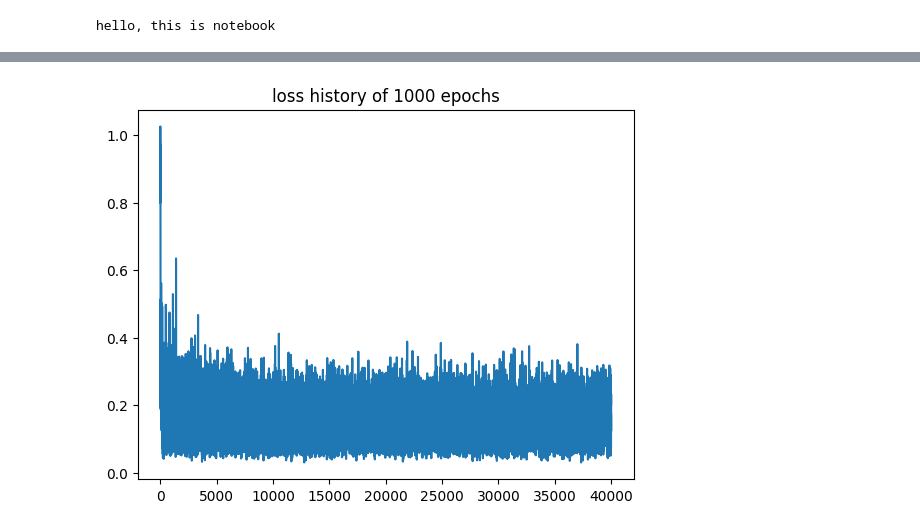
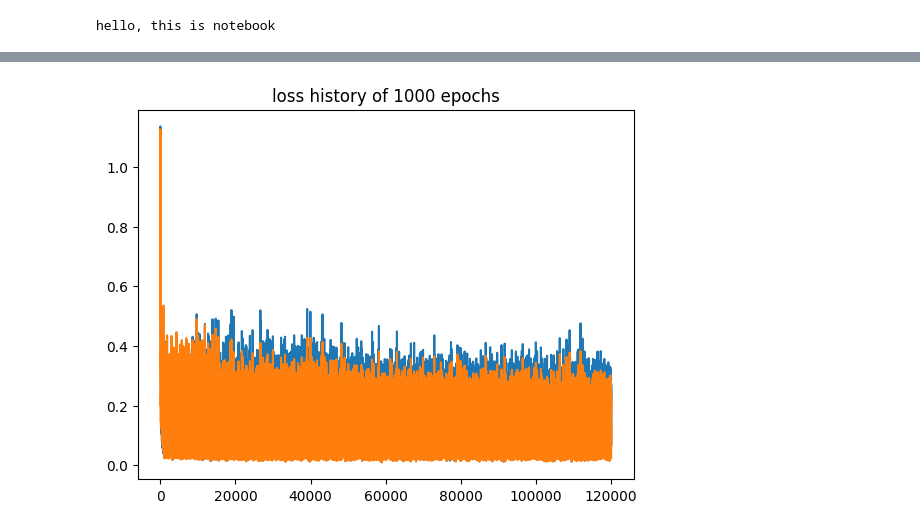
Before and after one commit to acaist/aigc_multimodal_project, a Jupyter notebook: diffusion_flow_notesbook.ipynb, the cells around one changed output, grey strips where cells are left out. Cells and saved outputs as stored; diff of their text form; code cells hidden in the pictures.

```diff
--- a/diffusion_flow_notesbook.ipynb
+++ b/diffusion_flow_notesbook.ipynb
@@ -98,46 +168,58 @@ class VelocityPredictorNet(nn.Module):
 # 配对数据 X0 --- X1
 # 随机t=[0,1] 然后 预测 V（Xt = tX1 + (1-t)X0, t）
 # loss = v -|x1-x0|
-steps = 20
-
-model = VelocityPredictorNet(steps)
-optimizer = AdamW(model.parameters(), lr=1e-3, weight_decay=1e-4)
+model = VelocityPredictorNet()
+model_cond = VelocityPredictorNetCond()
+optimizer = AdamW(model.parameters(), lr=1e-4, weight_decay=1e-4)
+optimizer_cond = AdamW(model_cond.parameters(), lr=1e-4, weight_decay=1e-4)
 
 ## 非常重要epoch内循环
 # 保证每个epoch都能看到所有数据，且每个batch随机抽取不同时间步t
 epochs = 1000
 sample_npts = 256
-nt = steps
+nt = 20
+dict_cond = {"moon": torch.tensor([[0.0]]),
+             "circle": torch.tensor([[1.0]]),
+             "scurve": torch.tensor([[2.0]])}
 ## total_ns = 10000//256 = 40
 history = []
 for epoch in range(epochs):
     # 训练过程中每个epoch都要遍历整个数据集
-    perm = torch.randperm(data.shape[0])
-    for start in range(0, perm.shape[0], sample_npts):
-        # x1图像数据
-        x1 = data[start:start+sample_npts] # shape (npts, dim)
-        x0 = torch.randn_like(x1) # 随机
-        # volocity = x1 - x0
-        velocity_true = x1 - x0
-        t = torch.rand(nt).unsqueeze(-1) #(nt, 1)
-        x1 = x1.unsqueeze(0) # (1, npts, dim)
-        x0 = x0.unsqueeze(0) # (1, npts, dim)
-        text = t.unsqueeze(-1)  #(nt, 1, 1)
-        xt = text*x1 + (1.0- text)*x0 # (nt, npts, dim)
-        velocity_pred = model(xt, t) # (nt, ntps, dim)
-        loss = torch.square((velocity_pred - velocity_true)).mean()
-        #
-        model.zero_grad()
-        loss.backward()
-        optimizer.step()
+    for cond, mat in data.items():
+        c = dict_cond[cond]
+        perm = torch.randperm(mat.shape[0])
+        for start in range(0, perm.shape[0], sample_npts):
+            # x1图像数据
+            x1 = mat[start:start+sample_npts] # shape (npts, dim)
+            x0 = torch.randn_like(x1) # 随机
+            # volocity = x1 - x0
+            velocity_true = x1 - x0
+            t = torch.rand(nt).unsqueeze(-1) #(nt, 1)
+            x1 = x1.unsqueeze(0) # (1, npts, dim)
+            x0 = x0.unsqueeze(0) # (1, npts, dim)
+            text = t.unsqueeze(-1)  #(nt, 1, 1)
+            xt = text*x1 + (1.0- text)*x0 # (nt, npts, dim)
 
-        history.append(loss.item())
-    if epoch % 20 == 0:
-        print(f" epoch {epoch}/{epochs} mean loss:{history[-1]:.4f}")
+            velocity_pred = model(xt, t) # (nt, ntps, dim)
+            velocity_pred_c = model_cond(xt, t, c) # (nt, npts, dim)
+            loss = torch.square((velocity_pred - velocity_true)).mean()
+            loss_cond = torch.square((velocity_pred_c - velocity_true)).mean()
+            #
+            model.zero_grad()
+            model_cond.zero_grad()
+            loss.backward()
+            loss_cond.backward()
+            optimizer.step()
+            optimizer_cond.step()
+
+            history.append((loss.item(), loss_cond.item()))
+        if epoch % 20 == 0:
+            print(f" epoch {epoch}/{epochs} mean loss:{history[-1]}")
 #
 
 torch.save(model.state_dict(), "flow_state_dict.pt")
-plt.plot(history)
+plt.plot([l0 for l0, l1 in history])
+plt.plot([l1 for l0, l1 in history])
 plt.title(f"loss history of {epochs} epochs")
 plt.show()
 # %% [output]
@@ -161,4 +243,4 @@ plt.show()
-[figure, old version]
+[figure, new version]
 # %%
 # sampling
 # xt = x_t-1 + v*dt
```
Also changed, not shown: parts of 5 cells of this notebook, 1 other file.
